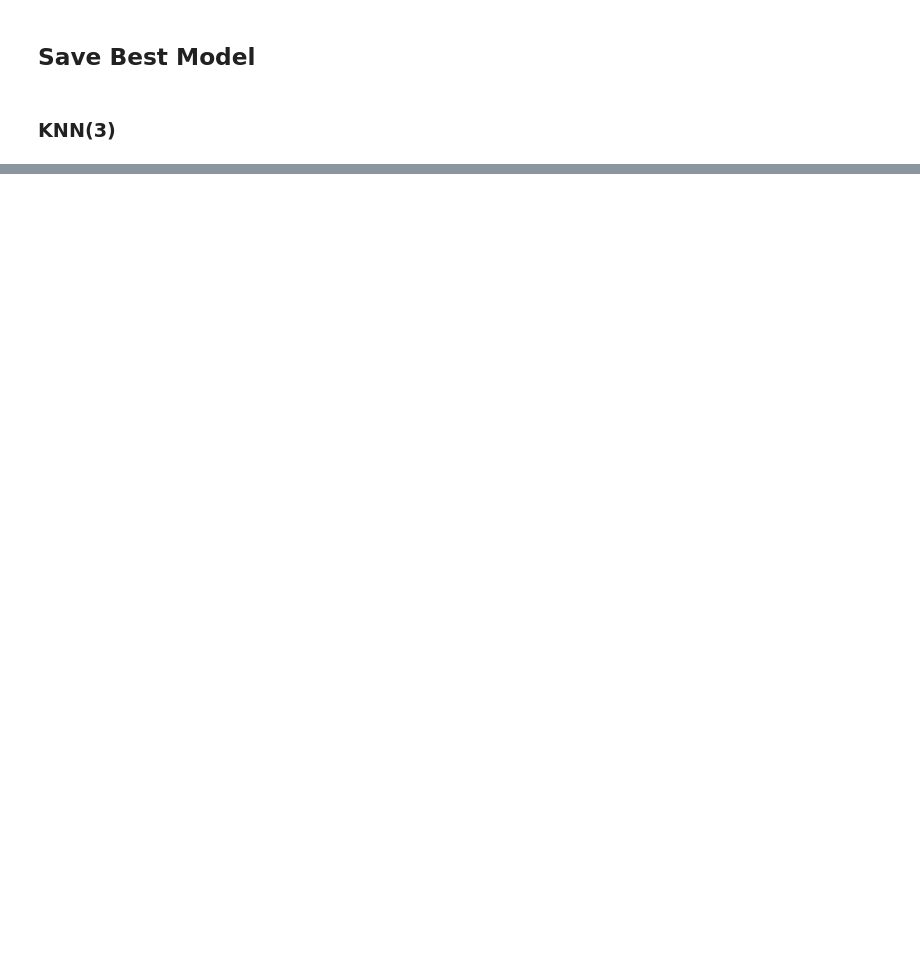
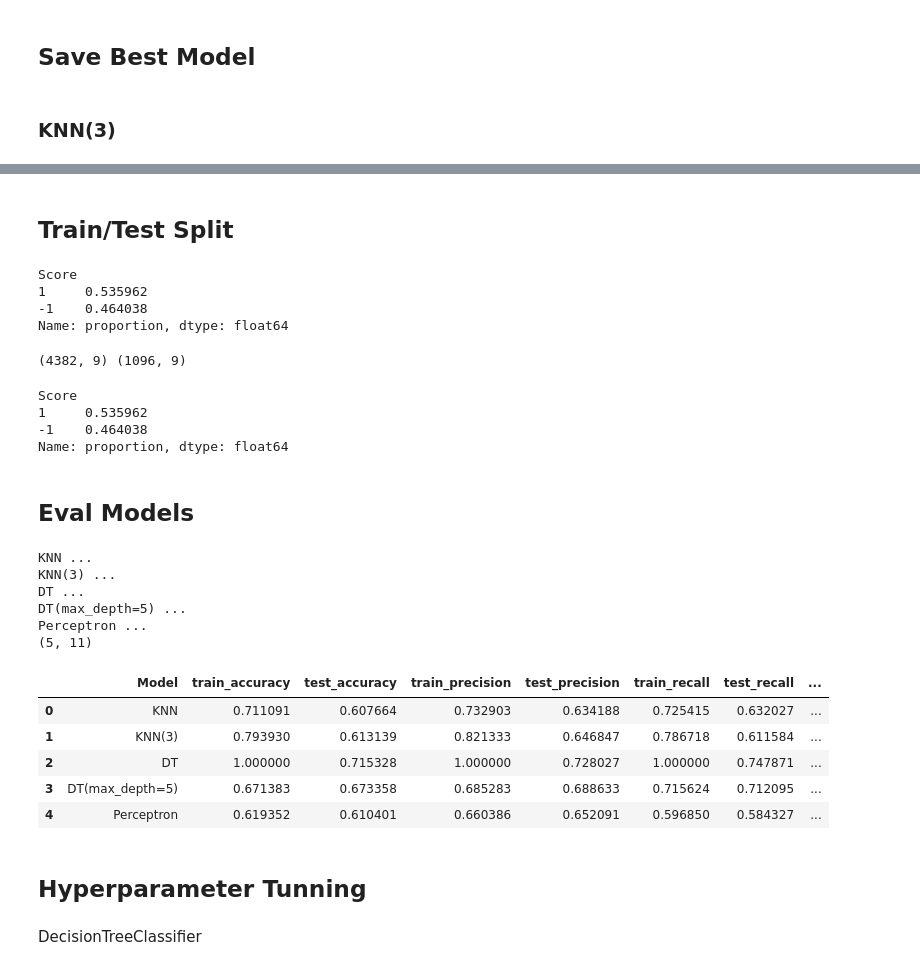
Before and after one commit to PedroBorem/tic-tac-toe, a Jupyter notebook: project/03-Baseline.ipynb, the cells around one changed output, grey strips where cells are left out. Cells and saved outputs as stored; diff of their text form; code cells hidden in the pictures; blank space fills up the shorter version.

```diff
--- a/project/03-Baseline.ipynb
+++ b/project/03-Baseline.ipynb
@@ -182,0 +225,24 @@ import joblib
+# %% [markdown]
+## Train/Test Split
+# %%
+y.value_counts(normalize=True)
+# %% [output]
+Score
+1     0.535962
+-1    0.464038
+Name: proportion, dtype: float64
+# %%
+from sklearn.model_selection import train_test_split, GridSearchCV
+
+X_train,X_test,y_train,y_test = train_test_split(X,y, train_size=0.80, test_size=0.20, stratify=y, random_state=SEED)
+
+print(X_train.shape,X_test.shape)
+y.value_counts(normalize=True)
+# %% [output]
+(4382, 9) (1096, 9)
+Score
+1     0.535962
+-1    0.464038
+Name: proportion, dtype: float64
+# %% [markdown]
+## Eval Models
@@ -182,0 +277,56 @@ import joblib
+# %%
+def generate_metrics():
+
+    data = []
+
+    for model_name, model in classifiers.items():
+
+        print (f"{model_name} ...")
+
+        row = {'Model': model_name}
+        model.fit(X_train, y_train)
+
+        for metric_name, metric in metrics.items():
+            # Scoring on SEEN data - effectively "useless"
+            y_pred = model.predict(X_train)
+            row['train_'+metric_name] = metric(y_train, y_pred)
+
+            # Scoring on UNSEEN data - important
+            y_pred = model.predict(X_test)
+            row['test_'+metric_name] = metric(y_test, y_pred)
+
+        data.append(row)
+    return pd.DataFrame(data)
+
+df_results = generate_metrics()
+print(df_results.shape)
+# %% [output]
+KNN ...
+KNN(3) ...
+DT ...
+DT(max_depth=5) ...
+Perceptron ...
+(5, 11)
+# %%
+def highlight_col(x):
+    model_color = 'background-color: lightgreen'
+    alt_color = ['background-color: lightblue','background-color: lightyellow']
+
+    df1 = pd.DataFrame('', index=x.index, columns=x.columns)
+    df1.iloc[:, 0] = model_color
+    for k in range (1,df.shape[1],2):
+        df1.iloc[:,k:k+2] = alt_color[(k//2)%2]
+    return df1
+
+df_results.style.apply(highlight_col, axis=None)
+# %% [output]
+|  | Model | train_accuracy | test_accuracy | train_precision | test_precision | train_recall | test_recall | ... |
+| 0 | KNN | 0.711091 | 0.607664 | 0.732903 | 0.634188 | 0.725415 | 0.632027 | ... |
+| 1 | KNN(3) | 0.793930 | 0.613139 | 0.821333 | 0.646847 | 0.786718 | 0.611584 | ... |
+| 2 | DT | 1.000000 | 0.715328 | 1.000000 | 0.728027 | 1.000000 | 0.747871 | ... |
+| 3 | DT(max_depth=5) | 0.671383 | 0.673358 | 0.685283 | 0.688633 | 0.715624 | 0.712095 | ... |
+| 4 | Perceptron | 0.619352 | 0.610401 | 0.660386 | 0.652091 | 0.596850 | 0.584327 | ... |
+# %% [markdown]
+## Hyperparameter Tunning
+# %% [markdown]
+DecisionTreeClassifier
```
Also changed, not shown: parts of 23 cells of this notebook, 1 other file.
